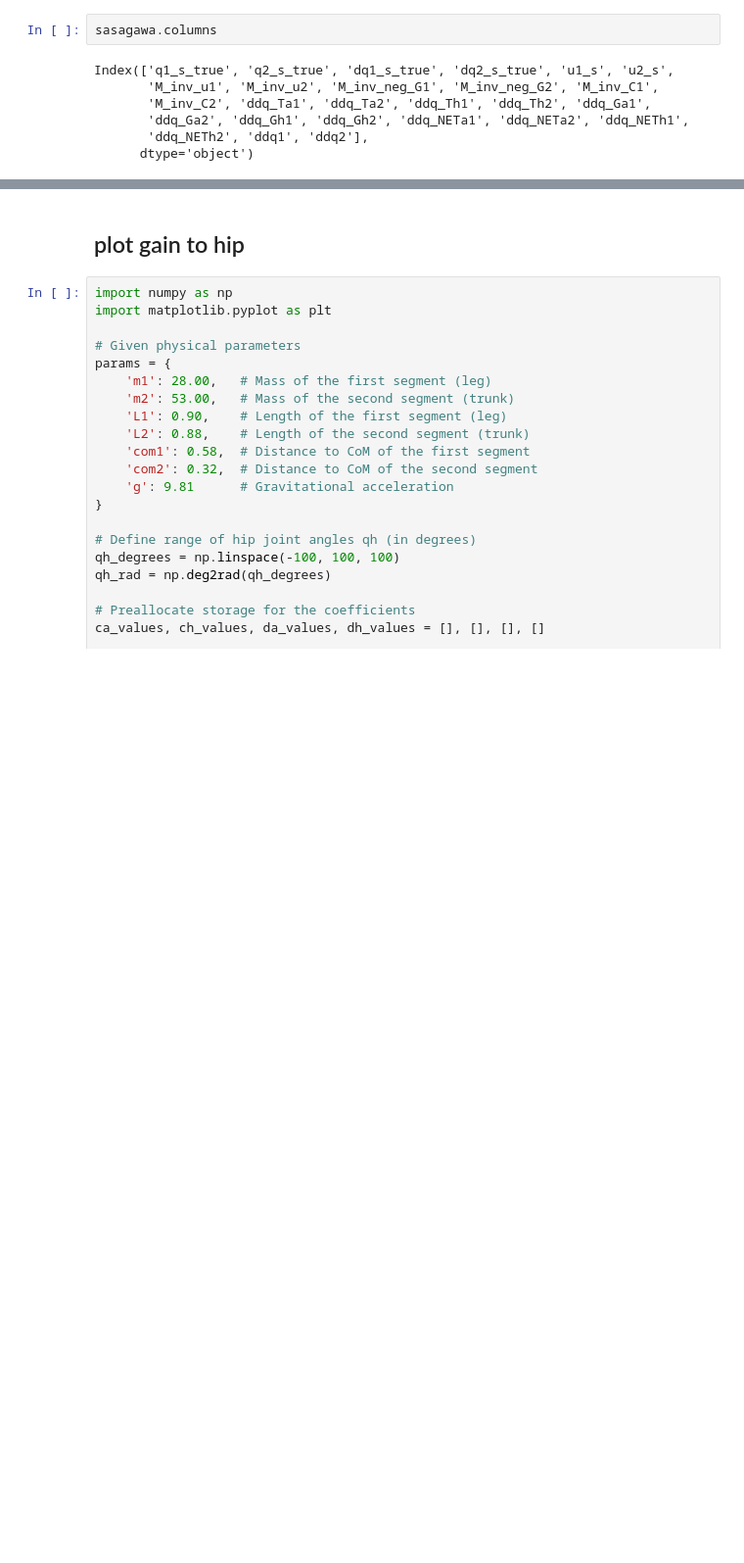
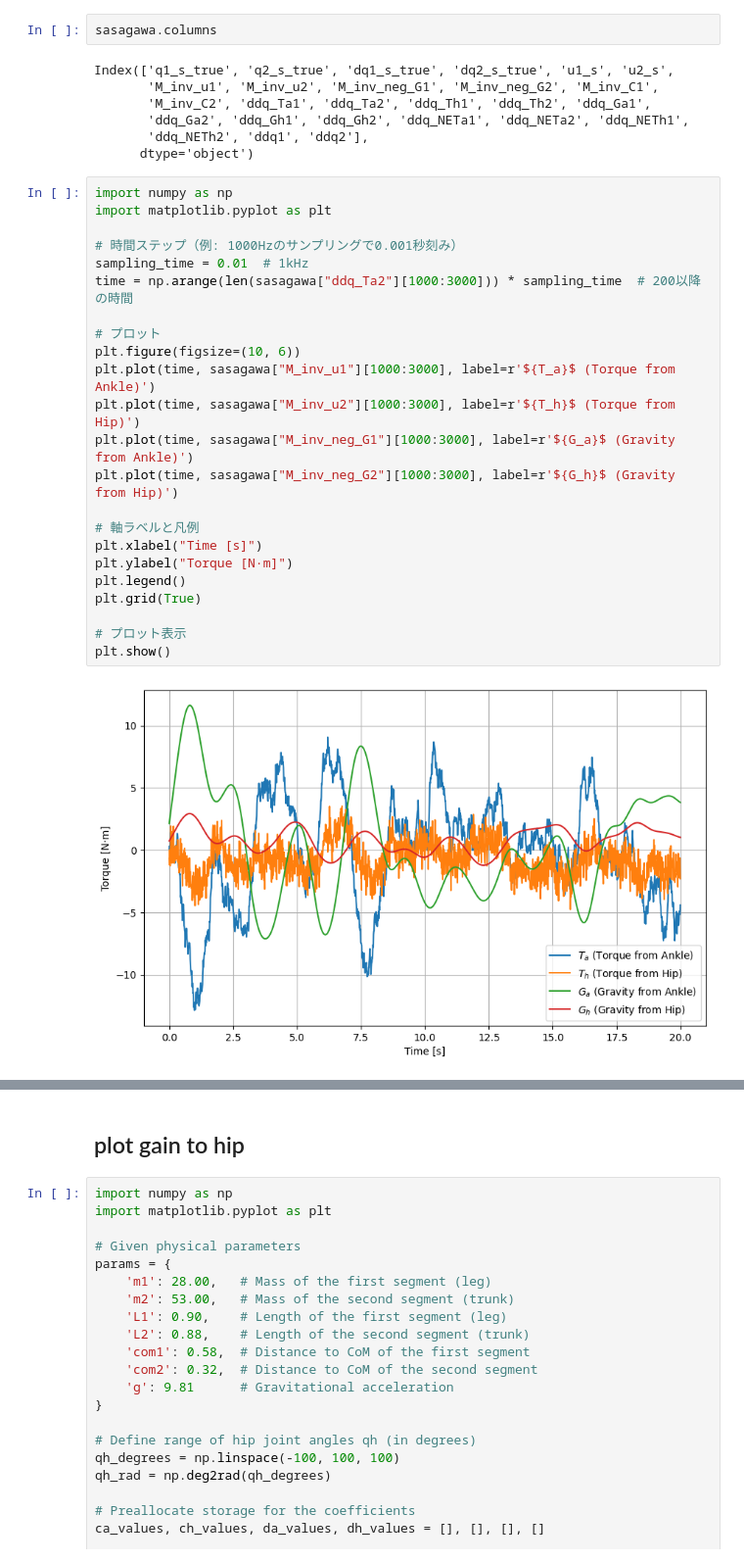
Before and after one commit to dalmatian-jp/MPC_donuts, a Jupyter notebook: data_analing.ipynb, the cells around one changed output, grey strips where cells are left out. Shown at 98% size. Drawn from its saved outputs; the diff is of its cells as text; blank space fills up the shorter version.

```diff
--- a/data_analing.ipynb
+++ b/data_analing.ipynb
@@ -658,3 +658,28 @@ Index(['q1_s_true', 'q2_s_true', 'dq1_s_true', 'dq2_s_true', 'u1_s', 'u2_s',
        'ddq_Ga2', 'ddq_Gh1', 'ddq_Gh2', 'ddq_NETa1', 'ddq_NETa2', 'ddq_NETh1',
        'ddq_NETh2', 'ddq1', 'ddq2'],
       dtype='object')
+# %%
+import numpy as np
+import matplotlib.pyplot as plt
+
+# 時間ステップ（例: 1000Hzのサンプリングで0.001秒刻み）
+sampling_time = 0.01  # 1kHz
+time = np.arange(len(sasagawa["ddq_Ta2"][1000:3000])) * sampling_time  # 200以降の時間
+
+# プロット
+plt.figure(figsize=(10, 6))
+plt.plot(time, sasagawa["M_inv_u1"][1000:3000], label=r'${T_a}$ (Torque from Ankle)')
+plt.plot(time, sasagawa["M_inv_u2"][1000:3000], label=r'${T_h}$ (Torque from Hip)')
+plt.plot(time, sasagawa["M_inv_neg_G1"][1000:3000], label=r'${G_a}$ (Gravity from Ankle)')
+plt.plot(time, sasagawa["M_inv_neg_G2"][1000:3000], label=r'${G_h}$ (Gravity from Hip)')
+
+# 軸ラベルと凡例
+plt.xlabel("Time [s]")
+plt.ylabel("Torque [N·m]")
+plt.legend()
+plt.grid(True)
+
+# プロット表示
+plt.show()
+# %% [output]
+[figure, added]
```
Also changed, not shown: parts of 17 cells of this notebook.
